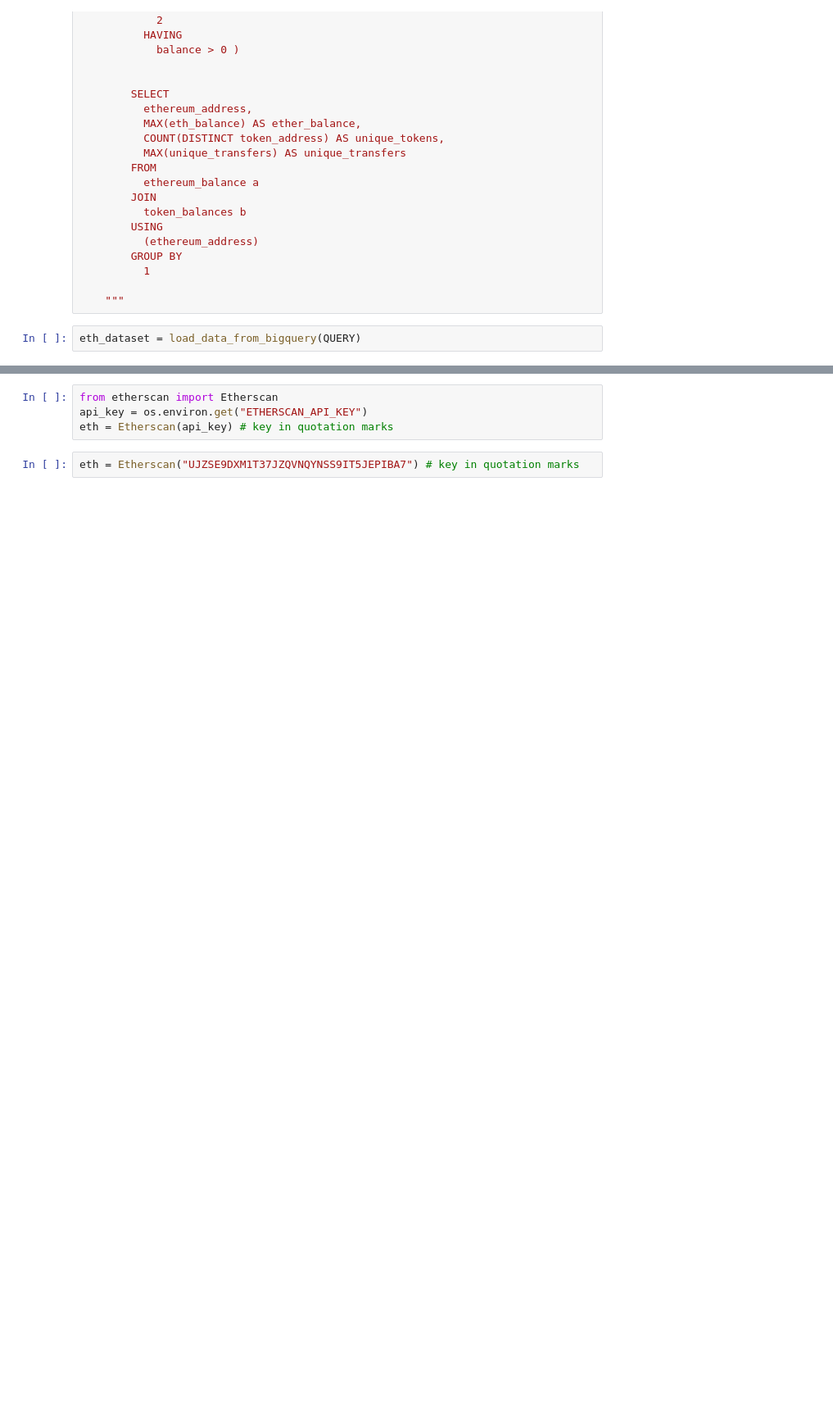
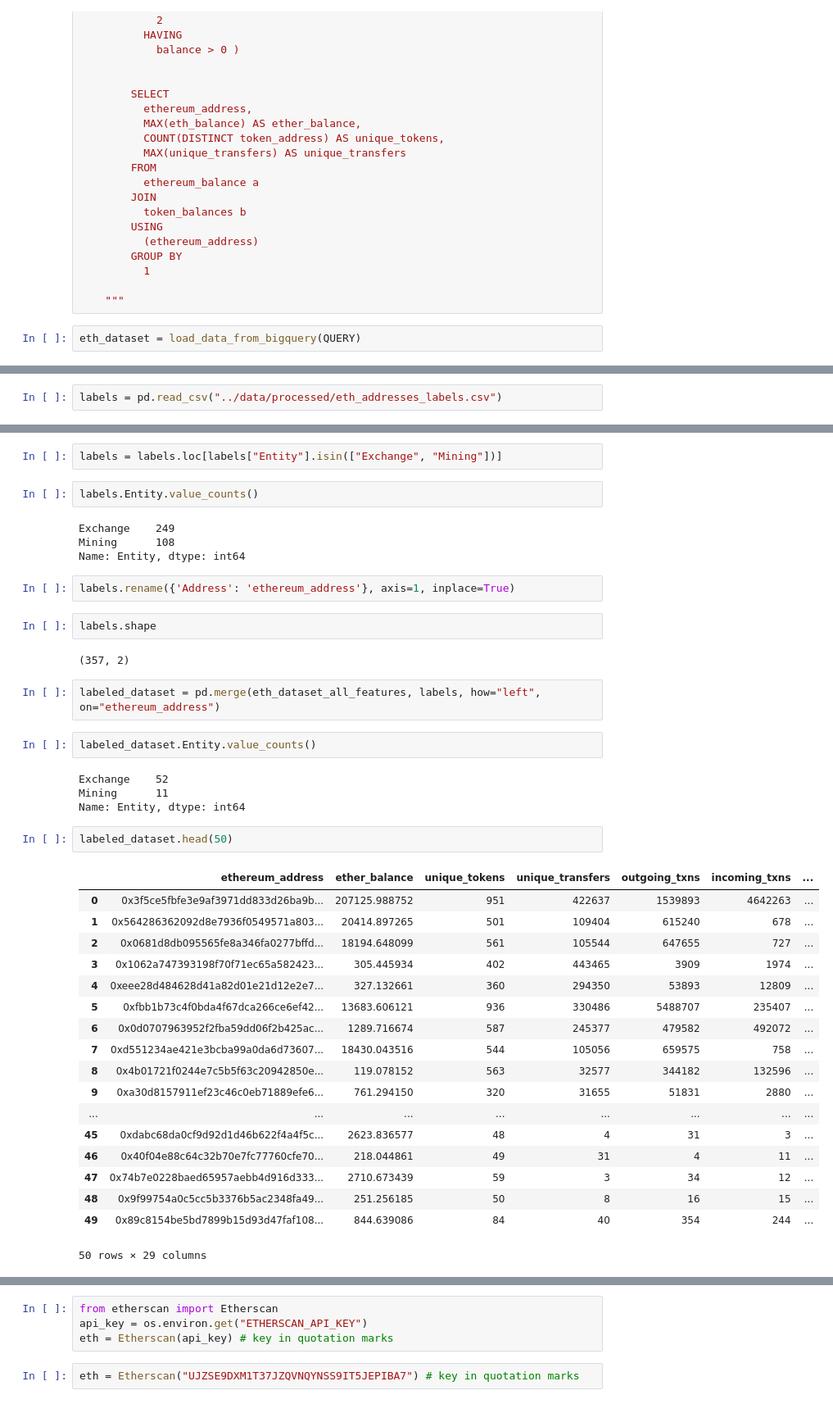
Before and after one commit to ThomasDelatte/ethereum-analytics, a Jupyter notebook: notebooks/dataset.ipynb, the cells around one changed output, grey strips where cells are left out. Shown at 82% size. Cells and saved outputs as stored; diff of their text form; blank space fills up the shorter version.

```diff
--- a/notebooks/dataset.ipynb
+++ b/notebooks/dataset.ipynb
@@ -118,0 +147,2 @@ eth_dataset.head(10)
+# %%
+labels = pd.read_csv("../data/processed/eth_addresses_labels.csv")
@@ -118,0 +158,43 @@ eth_dataset.head(10)
+# %%
+labels = labels.loc[labels["Entity"].isin(["Exchange", "Mining"])]
+# %%
+labels.Entity.value_counts()
+# %% [output]
+Exchange    249
+Mining      108
+Name: Entity, dtype: int64
+# %%
+labels.rename({'Address': 'ethereum_address'}, axis=1, inplace=True)
+# %%
+labels.shape
+# %% [output]
+(357, 2)
+# %%
+labeled_dataset = pd.merge(eth_dataset_all_features, labels, how="left", on="ethereum_address")
+# %%
+labeled_dataset.Entity.value_counts()
+# %% [output]
+Exchange    52
+Mining      11
+Name: Entity, dtype: int64
+# %%
+labeled_dataset.head(50)
+# %% [output]
+|  | ethereum_address | ether_balance | unique_tokens | unique_transfers | outgoing_txns | incoming_txns | ... |
+| 0 | 0x3f5ce5fbfe3e9af3971dd833d26ba9b... | 207125.988752 | 951 | 422637 | 1539893 | 4642263 | ... |
+| 1 | 0x564286362092d8e7936f0549571a803... | 20414.897265 | 501 | 109404 | 615240 | 678 | ... |
+| 2 | 0x0681d8db095565fe8a346fa0277bffd... | 18194.648099 | 561 | 105544 | 647655 | 727 | ... |
+| 3 | 0x1062a747393198f70f71ec65a582423... | 305.445934 | 402 | 443465 | 3909 | 1974 | ... |
+| 4 | 0xeee28d484628d41a82d01e21d12e2e7... | 327.132661 | 360 | 294350 | 53893 | 12809 | ... |
+| 5 | 0xfbb1b73c4f0bda4f67dca266ce6ef42... | 13683.606121 | 936 | 330486 | 5488707 | 235407 | ... |
+| 6 | 0x0d0707963952f2fba59dd06f2b425ac... | 1289.716674 | 587 | 245377 | 479582 | 492072 | ... |
+| 7 | 0xd551234ae421e3bcba99a0da6d73607... | 18430.043516 | 544 | 105056 | 659575 | 758 | ... |
+| 8 | 0x4b01721f0244e7c5b5f63c20942850e... | 119.078152 | 563 | 32577 | 344182 | 132596 | ... |
+| 9 | 0xa30d8157911ef23c46c0eb71889efe6... | 761.294150 | 320 | 31655 | 51831 | 2880 | ... |
+| ... | ... | ... | ... | ... | ... | ... | ... |
+| 45 | 0xdabc68da0cf9d92d1d46b622f4a4f5c... | 2623.836577 | 48 | 4 | 31 | 3 | ... |
+| 46 | 0x40f04e88c64c32b70e7fc77760cfe70... | 218.044861 | 49 | 31 | 4 | 11 | ... |
+| 47 | 0x74b7e0228baed65957aebb4d916d333... | 2710.673439 | 59 | 3 | 34 | 12 | ... |
+| 48 | 0x9f99754a0c5cc5b3376b5ac2348fa49... | 251.256185 | 50 | 8 | 16 | 15 | ... |
+| 49 | 0x89c8154be5bd7899b15d93d47faf108... | 844.639086 | 84 | 40 | 354 | 244 | ... |
+50 rows × 29 columns
```
Also changed, not shown: parts of 28 cells of this notebook.
